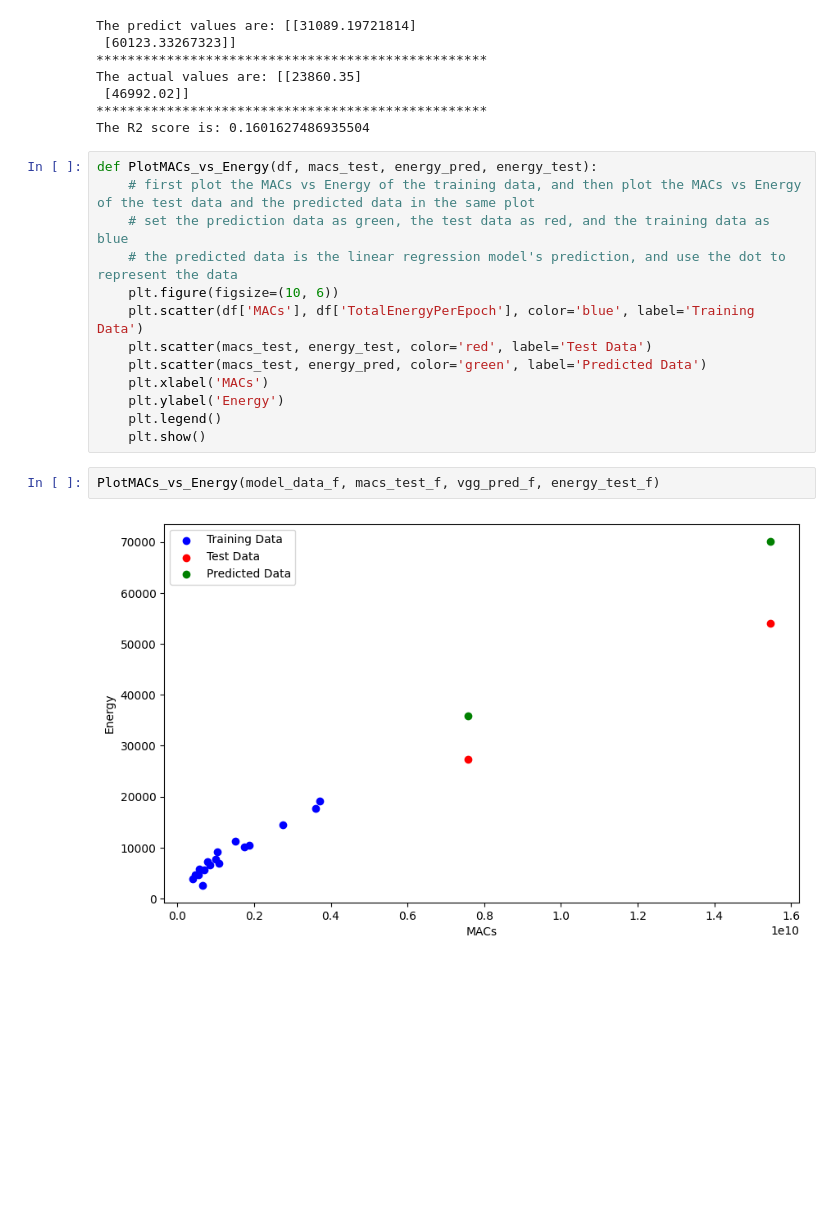
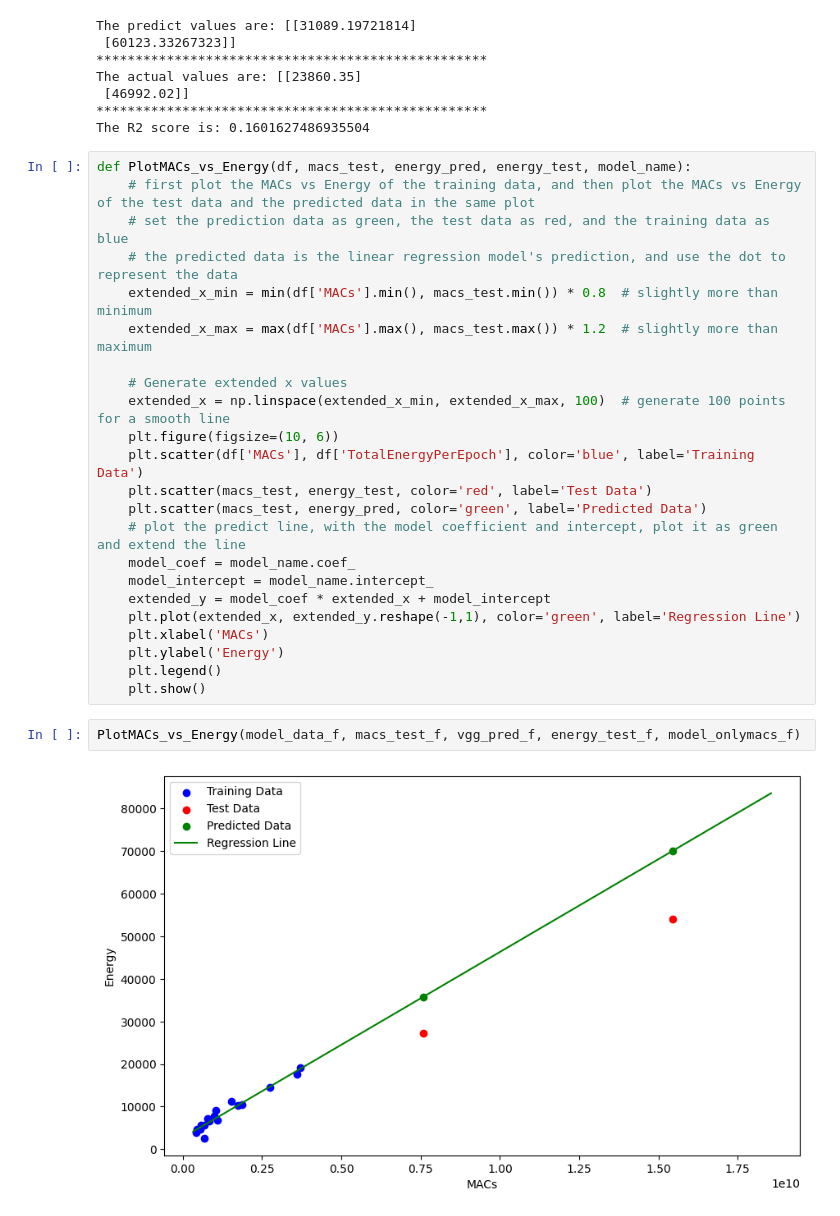
Before and after one commit to dtjgp/GreenAI, a Jupyter notebook: Cloud/4090/code/FinalDataAnalysis_func2.ipynb, the cells around one changed output. Cells and saved outputs as stored; diff of their text form; blank space fills up the shorter version.

```diff
--- a/Cloud/4090/code/FinalDataAnalysis_func2.ipynb
+++ b/Cloud/4090/code/FinalDataAnalysis_func2.ipynb
@@ -109,19 +109,29 @@ The actual values are: [[23860.35]
 **************************************************
 The R2 score is: 0.1601627486935504
 # %%
-def PlotMACs_vs_Energy(df, macs_test, energy_pred, energy_test):
+def PlotMACs_vs_Energy(df, macs_test, energy_pred, energy_test, model_name):
     # first plot the MACs vs Energy of the training data, and then plot the MACs vs Energy of the test data and the predicted data in the same plot
     # set the prediction data as green, the test data as red, and the training data as blue
     # the predicted data is the linear regression model's prediction, and use the dot to represent the data
+    extended_x_min = min(df['MACs'].min(), macs_test.min()) * 0.8  # slightly more than minimum
+    extended_x_max = max(df['MACs'].max(), macs_test.max()) * 1.2  # slightly more than maximum
+
+    # Generate extended x values
+    extended_x = np.linspace(extended_x_min, extended_x_max, 100)  # generate 100 points for a smooth line
     plt.figure(figsize=(10, 6))
     plt.scatter(df['MACs'], df['TotalEnergyPerEpoch'], color='blue', label='Training Data')
     plt.scatter(macs_test, energy_test, color='red', label='Test Data')
     plt.scatter(macs_test, energy_pred, color='green', label='Predicted Data')
+    # plot the predict line, with the model coefficient and intercept, plot it as green and extend the line
+    model_coef = model_name.coef_
+    model_intercept = model_name.intercept_
+    extended_y = model_coef * extended_x + model_intercept
+    plt.plot(extended_x, extended_y.reshape(-1,1), color='green', label='Regression Line')
     plt.xlabel('MACs')
     plt.ylabel('Energy')
     plt.legend()
     plt.show()
 # %%
-PlotMACs_vs_Energy(model_data_f, macs_test_f, vgg_pred_f, energy_test_f)
+PlotMACs_vs_Energy(model_data_f, macs_test_f, vgg_pred_f, energy_test_f, model_onlymacs_f)
 # %% [output]
-[figure, old version]
+[figure, new version]
```
Also changed, not shown: parts of 10 cells of this notebook, 1 other file.
